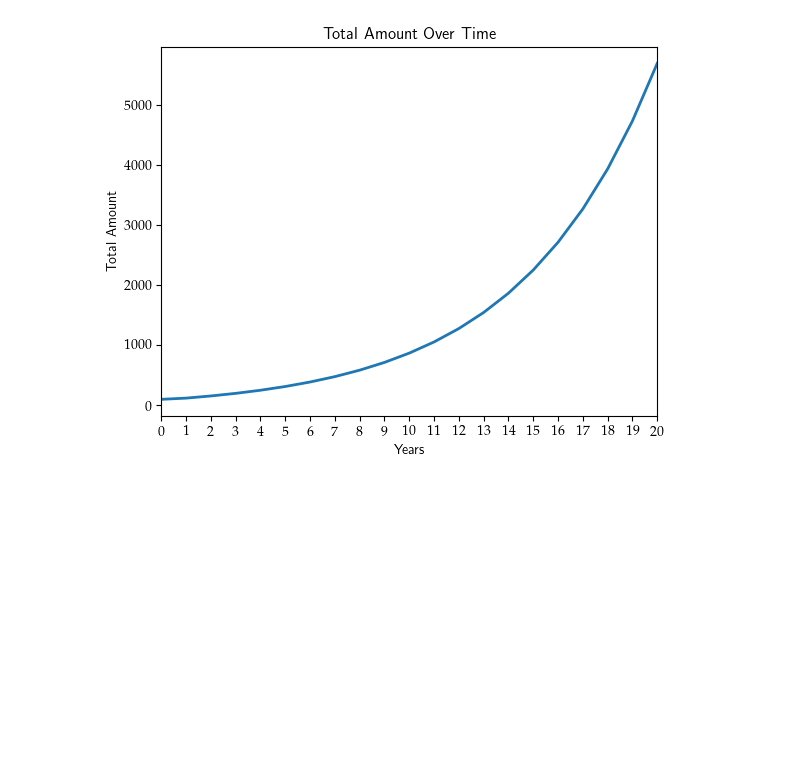
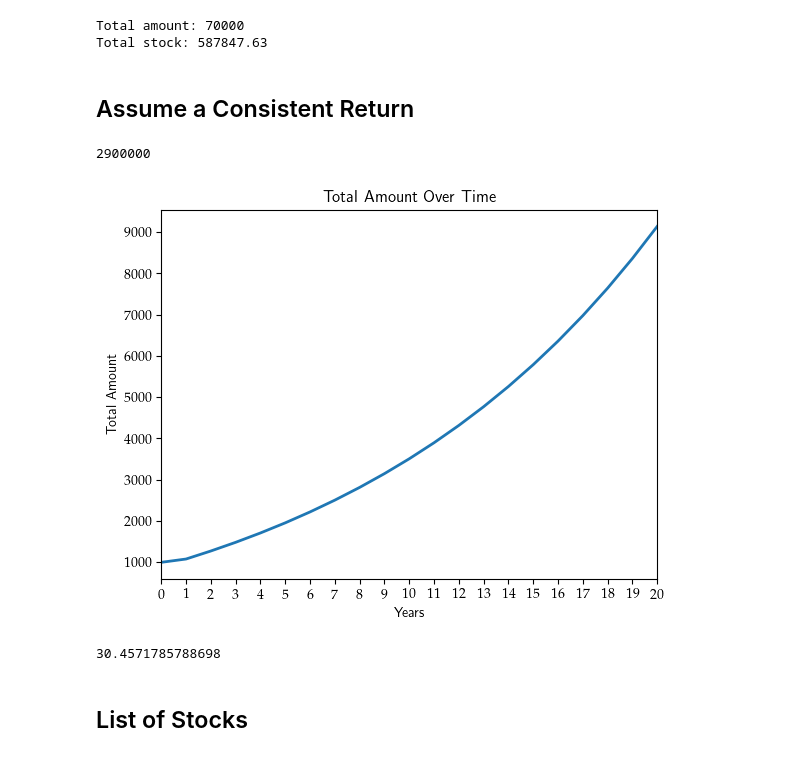
Before and after one commit to Harry45/Medium, a Jupyter notebook: 04-total-return.ipynb, the cells around one changed output. Drawn from its saved outputs; the diff is of its cells as text; code cells hidden in the pictures; blank space fills up the shorter version.

Commit message:
total return

```diff
--- a/04-total-return.ipynb
+++ b/04-total-return.ipynb
@@ -33,3 +39,2 @@ def compute_total(ratio, amounts):
 # %%
-ratios = np.array([1.08]*20)
-amounts = np.array([100000] + [4500]*19)
+amounts = np.array([100000] + [10000]*19)
@@ -35,0 +47,7 @@ amounts = np.array([100000] + [4500]*19)
+# %%
+total = []
+min_r = 0.90
+max_r = 1.20
+for i in range(5000):
+    ratios = np.random.uniform(min_r, max_r, len(amounts)) # np.array([1.08]*20)
+    total.append(compute_total(ratios, amounts))
@@ -36,23 +120,43 @@ amounts = np.array([100000] + [4500]*19)
+# %%
+amnt_stock = np.array([10000] + [5000]*(len(ratio_stock)-1))
+stock_total = compute_total(ratio_stock.values, amnt_stock)
+print('Total amount:', amnt_stock.sum())
+print(f'Total stock: {stock_total.item():.2f}')
+# %% [output]
+Total amount: 70000
+Total stock: 587847.63
+# %% [markdown]
+## Assume a Consistent Return
 # %%
-nyears = 21
-initial = 100000
-gain = 1.20
-yearly_contribution = 10000
+nyears = 20
+initial = 1000000
+gain = 1.08
+yearly_contribution = 100000
 record = [initial]
-for i in range(1, nyears):
-    ratios = np.array([gain]*i)
+for i in range(nyears):
+    ratios = np.array([gain]*(i+1))
     amounts = np.array([initial] + [yearly_contribution]*i)
     total = compute_total(ratios, amounts)
     record.append(total)
 # %%
 record = np.array(record) / 1000
+# %%
+amounts.sum()
+# %% [output]
+2900000
 # %%
-plt.plot(range(nyears), record, lw=2)
+plt.plot(range(nyears+1), record, lw=2)
 plt.title("Total Amount Over Time")
 plt.xlabel("Years")
 plt.ylabel("Total Amount")
-plt.xlim(0, nyears-1)
+plt.xlim(0, nyears)
 plt.gca().xaxis.set_major_locator(mticker.MultipleLocator(1))
 plt.show()
 # %% [output]
-[figure, old version]
+[figure, new version]
+# %%
+record[-1]*0.04/12
+# %% [output]
+30.4571785788698
+# %% [markdown]
+## List of Stocks
```
Also changed, not shown: parts of 13 cells of this notebook.
